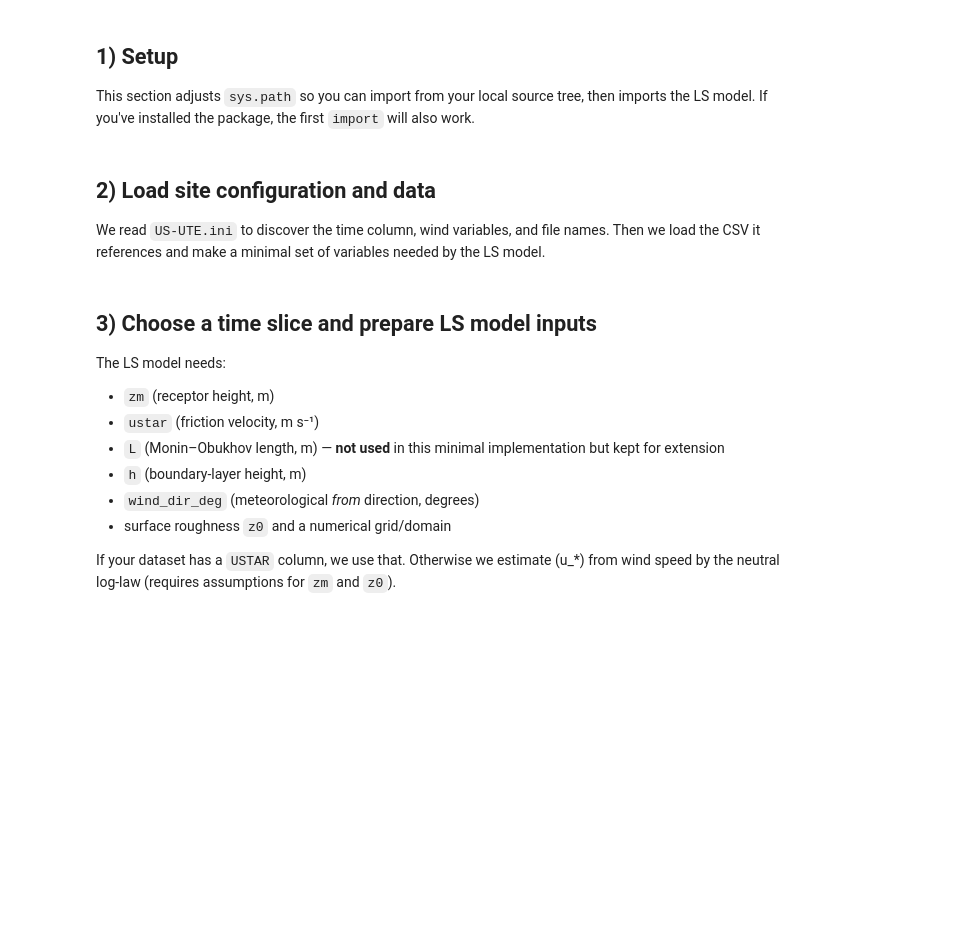
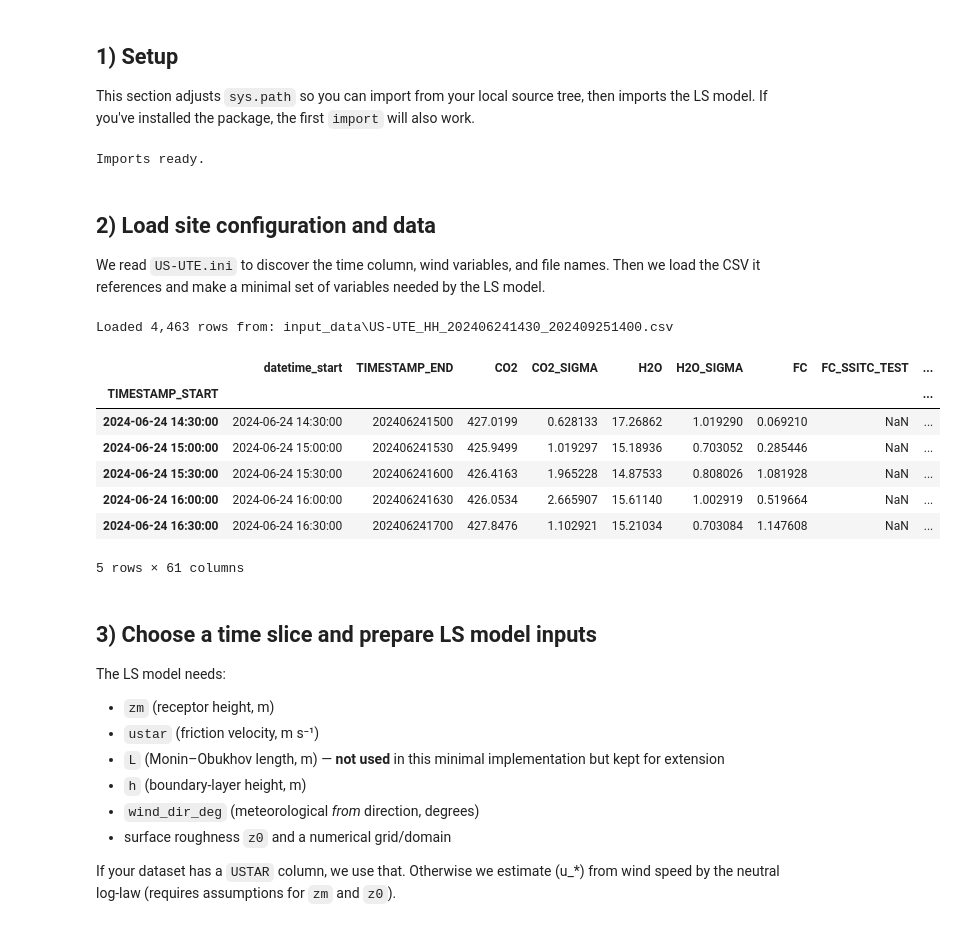
Before and after one commit to inkenbrandt/footprints, a Jupyter notebook: docs/notebooks/Getting_Started_LS_Footprint_Model.ipynb, the cells around one changed output. Drawn from its saved outputs; the diff is of its cells as text; code cells hidden in the pictures; blank space fills up the shorter version.

```diff
--- a/docs/notebooks/Getting_Started_LS_Footprint_Model.ipynb
+++ b/docs/notebooks/Getting_Started_LS_Footprint_Model.ipynb
@@ -15,44 +15,20 @@ the LS model. If you've installed the package, the first `import` will also work
 
 # --- Standard library
 import os, sys, math, pathlib, warnings
-
-# --- Add your local 'src' to the path (works for repo layouts like tests/notebooks)
-# NOTE: In Jupyter, __file__ is usually undefined; we guard for that.
-try:
-    sys.path.insert(0, os.path.abspath(os.path.join(os.path.dirname(__file__), "../src")))
-except NameError:
-    # Fallback for notebooks: treat the current working directory as the repo root
-    sys.path.insert(0, os.path.abspath(os.path.join(os.getcwd(), "../src")))
-
-# If you specifically need *exactly* this line somewhere (e.g., in tests), here it is:
-# sys.path.insert(0, os.path.abspath(os.path.join(os.path.dirname(__file__), "../src")))
 
 # --- Third‑party
 import numpy as np
 import pandas as pd
 import matplotlib.pyplot as plt
 
-# --- Try imports from your package name (if installed) or the module directly
-try:
-    from fluxfootprints.ls_footprint_model import LSFootprintConfig, BackwardLSModel
-except Exception:
-    try:
-        from ls_footprint_model import LSFootprintConfig, BackwardLSModel  # same directory/module name
-    except Exception:
-        # As a last resort, import straight from a file path next to this notebook
-        import importlib.util, pathlib
-        mod_path = pathlib.Path.cwd() / "ls_footprint_model.py"
-        if not mod_path.exists():
-            # Try the /mnt/data path used in this shared example
-            mod_path = pathlib.Path("/mnt/data/ls_footprint_model.py")
-        spec = importlib.util.spec_from_file_location("ls_footprint_model", str(mod_path))
-        ls_mod = importlib.util.module_from_spec(spec)
-        spec.loader.exec_module(ls_mod)  # type: ignore
-        LSFootprintConfig, BackwardLSModel = ls_mod.LSFootprintConfig, ls_mod.BackwardLSModel
+sys.path.append("../../src")
+from fluxfootprints.ls_footprint_model import LSFootprintConfig, BackwardLSModel
 
 plt.rcParams["figure.dpi"] = 120
 warnings.filterwarnings("ignore")
 print("Imports ready.")
+# %% [output]
+Imports ready.
 # %% [markdown]
 
 ## 2) Load site configuration and data
@@ -67,38 +43,48 @@ from pathlib import Path
 # Point to the example INI and CSV (adjust paths as needed)
 ini_path = Path("US-UTE.ini")
 if not ini_path.exists():
-    ini_path = Path("/mnt/data/US-UTE.ini")  # fallback for this shared environment
+    ini_path = Path("./input_data/US-UTE.ini")  # fallback for this shared environment
 
-cfg = configparser.ConfigParser()
+cfg = configparser.ConfigParser(interpolation=None)
 cfg.read(ini_path)
 
 # Pull the essentials
 date_col = cfg.get("DATA", "datestring_col")
 date_fmt = cfg.get("METADATA", "date_parser")
 skiprows = cfg.getint("METADATA", "skiprows", fallback=0)
 missing_val = cfg.getfloat("METADATA", "missing_data_value", fallback=-9999.0)
 
 # Columns for wind speed and direction
 ws_col = cfg.get("DATA", "wind_spd_col", fallback="WS")
 wd_col = cfg.get("DATA", "wind_dir_col", fallback="WD")
 
 # Resolve the climate/data CSV next to the INI, or in the same folder
 csv_rel = cfg.get("METADATA", "climate_file_path")
 csv_path = ini_path.parent / csv_rel
 if not csv_path.exists():
     csv_path = Path("/mnt/data") / csv_rel  # fallback
 
 # Load data
 parse = lambda s: pd.to_datetime(s, format=date_fmt, errors="coerce")
 df = pd.read_csv(csv_path, skiprows=skiprows)
 df[date_col] = df[date_col].apply(parse)
 df = df.dropna(subset=[date_col]).set_index(date_col).sort_index()
 
 # Basic cleaning for common missing value flags
 df = df.replace({missing_val: np.nan, -9999: np.nan, -9999.0: np.nan})
 
 print(f"Loaded {len(df):,} rows from:", csv_path)
 df.head()
+# %% [output]
+Loaded 4,463 rows from: input_data\US-UTE_HH_202406241430_202409251400.csv
+|  | datetime_start | TIMESTAMP_END | CO2 | CO2_SIGMA | H2O | H2O_SIGMA | FC | FC_SSITC_TEST | ... |
+| TIMESTAMP_START |  |  |  |  |  |  |  |  | ... |
+| 2024-06-24 14:30:00 | 2024-06-24 14:30:00 | 202406241500 | 427.0199 | 0.628133 | 17.26862 | 1.019290 | 0.069210 | NaN | ... |
+| 2024-06-24 15:00:00 | 2024-06-24 15:00:00 | 202406241530 | 425.9499 | 1.019297 | 15.18936 | 0.703052 | 0.285446 | NaN | ... |
+| 2024-06-24 15:30:00 | 2024-06-24 15:30:00 | 202406241600 | 426.4163 | 1.965228 | 14.87533 | 0.808026 | 1.081928 | NaN | ... |
+| 2024-06-24 16:00:00 | 2024-06-24 16:00:00 | 202406241630 | 426.0534 | 2.665907 | 15.61140 | 1.002919 | 0.519664 | NaN | ... |
+| 2024-06-24 16:30:00 | 2024-06-24 16:30:00 | 202406241700 | 427.8476 | 1.102921 | 15.21034 | 0.703084 | 1.147608 | NaN | ... |
+5 rows × 61 columns
 # %% [markdown]
 
 ## 3) Choose a time slice and prepare LS model inputs
```
Also changed, not shown: parts of 4 cells of this notebook, 15 other files.
